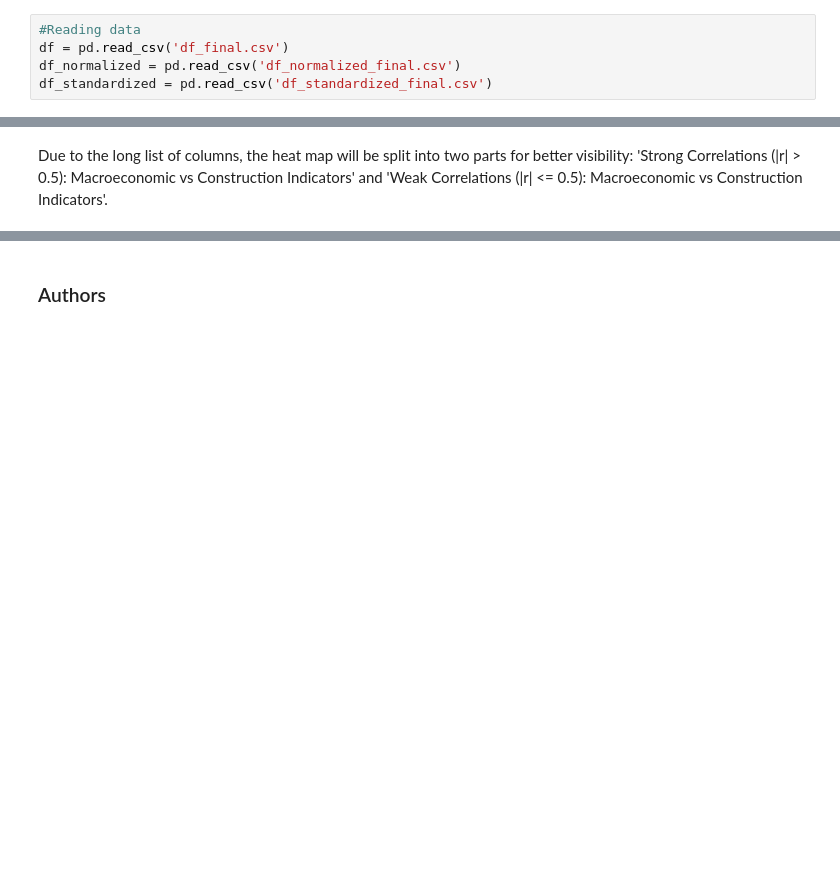
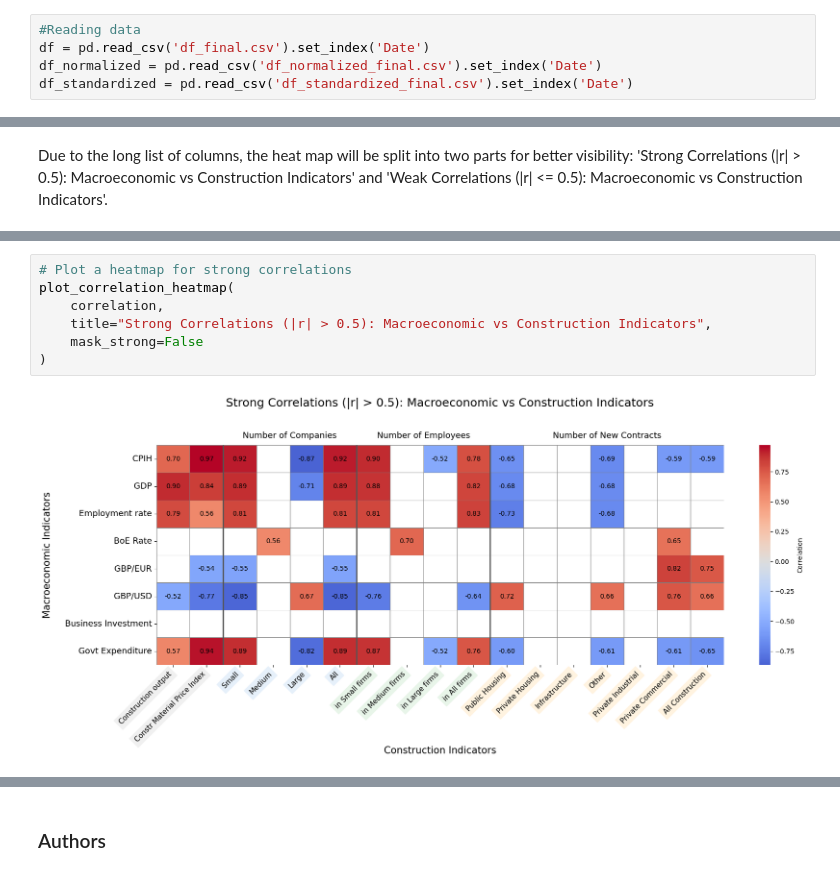
Before and after one commit to Alisa-Makhonina/Macroeconomic_indicators_vs_Construction_indicators, a Jupyter notebook: 4_Exploratory Data Analysis.ipynb, the cells around one changed output, grey strips where cells are left out. Cells and saved outputs as stored; diff of their text form; blank space fills up the shorter version.

```diff
--- a/4_Exploratory Data Analysis.ipynb
+++ b/4_Exploratory Data Analysis.ipynb
@@ -16,6 +86,6 @@ import seaborn as sns
 ### 2. Loading data
 # %%
 #Reading data
-df = pd.read_csv('df_final.csv')
-df_normalized = pd.read_csv('df_normalized_final.csv')
-df_standardized = pd.read_csv('df_standardized_final.csv')
+df = pd.read_csv('df_final.csv').set_index('Date')
+df_normalized = pd.read_csv('df_normalized_final.csv').set_index('Date')
+df_standardized = pd.read_csv('df_standardized_final.csv').set_index('Date')
@@ -124,0 +274,9 @@ plt.show()
+# %%
+# Plot a heatmap for strong correlations
+plot_correlation_heatmap(
+    correlation,
+    title="Strong Correlations (|r| > 0.5): Macroeconomic vs Construction Indicators",
+    mask_strong=False
+)
+# %% [output]
+[figure, added]
```
Also changed, not shown: parts of 17 cells of this notebook.
